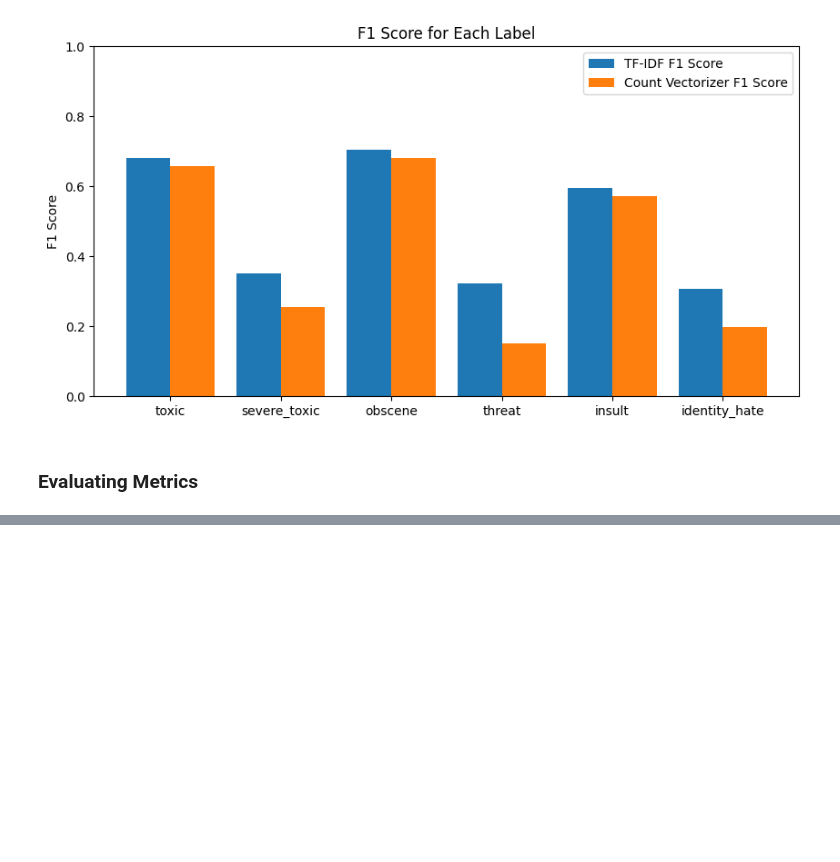
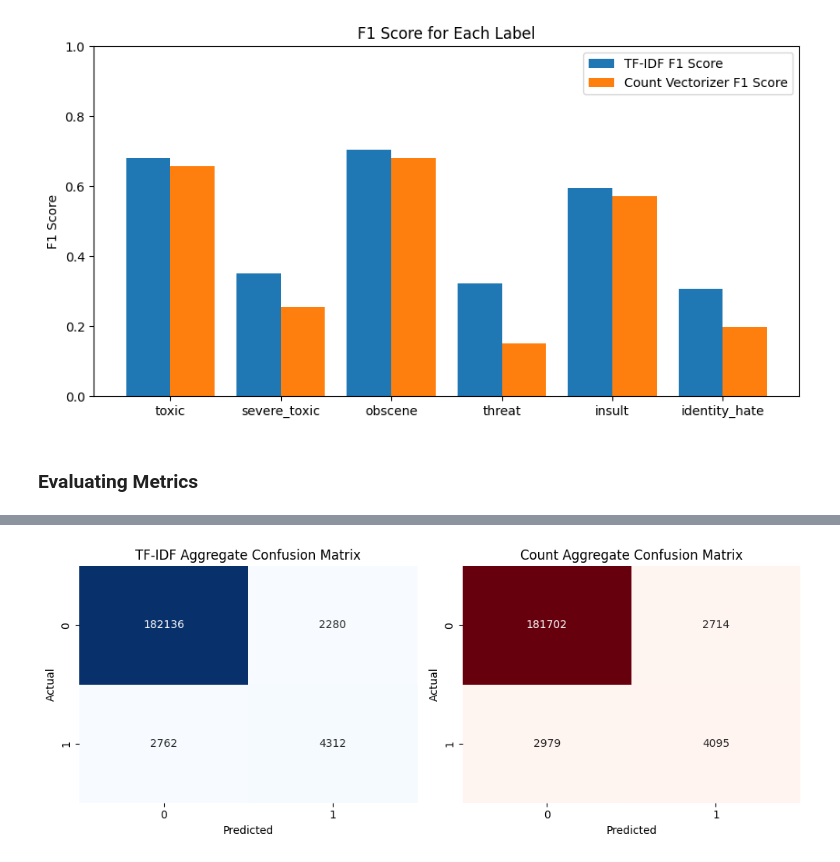
Before and after one commit to sn82978/CS-178-Project, a Jupyter notebook: 2.BaselineModel/linear_classifier.ipynb, the cells around one changed output, grey strips where cells are left out. Saved outputs shown, nothing was run; the diff lists cells and outputs as text; code cells hidden in the pictures; blank space fills up the shorter version.

```diff
--- a/2.BaselineModel/linear_classifier.ipynb
+++ b/2.BaselineModel/linear_classifier.ipynb
@@ -133,0 +185,26 @@ Count Perceptron F1 Score: 0.1990
+# %%
+# Combined Confusion Matrices
+tfidf_agg_cm = np.zeros((2, 2), dtype=int)
+count_agg_cm = np.zeros((2, 2), dtype=int)
+
+# Sum confusion matrices across all labels
+for i in range(len(labels)):
+    tfidf_agg_cm += confusion_matrix(y_test_tfidf[:, i], tfidf_preds[:, i])
+    count_agg_cm += confusion_matrix(y_test_count[:, i], count_preds[:, i])
+
+fig, axes = plt.subplots(1, 2, figsize=(10, 4))
+
+sns.heatmap(tfidf_agg_cm, annot=True, fmt='d', cmap='Blues', cbar=False, ax=axes[0])
+axes[0].set_title("TF-IDF Aggregate Confusion Matrix")
+axes[0].set_xlabel("Predicted")
+axes[0].set_ylabel("Actual")
+
+sns.heatmap(count_agg_cm, annot=True, fmt='d', cmap='Reds', cbar=False, ax=axes[1])
+axes[1].set_title("Count Aggregate Confusion Matrix")
+axes[1].set_xlabel("Predicted")
+axes[1].set_ylabel("Actual")
+
+plt.tight_layout()
+plt.show()
+# %% [output]
+[figure, added]
```
Also changed, not shown: parts of 5 cells of this notebook.
